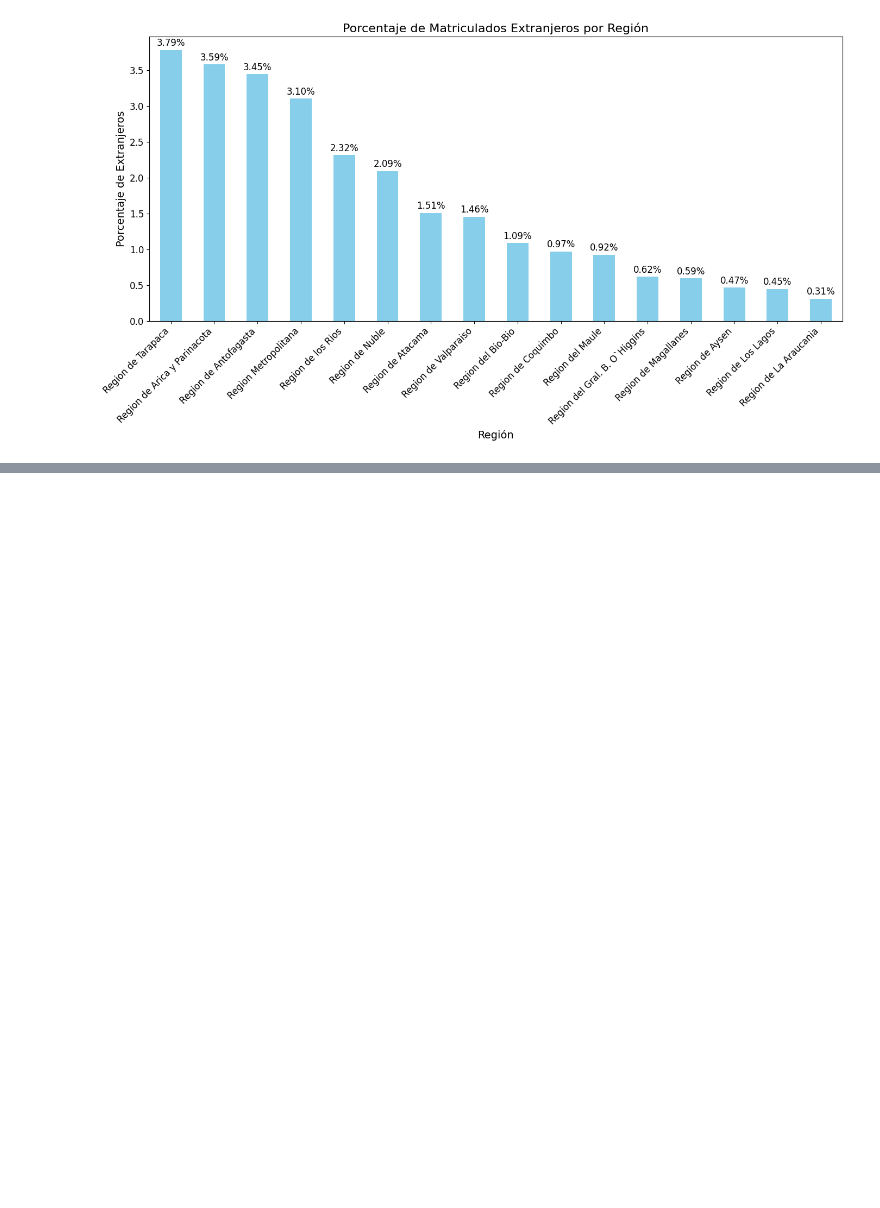
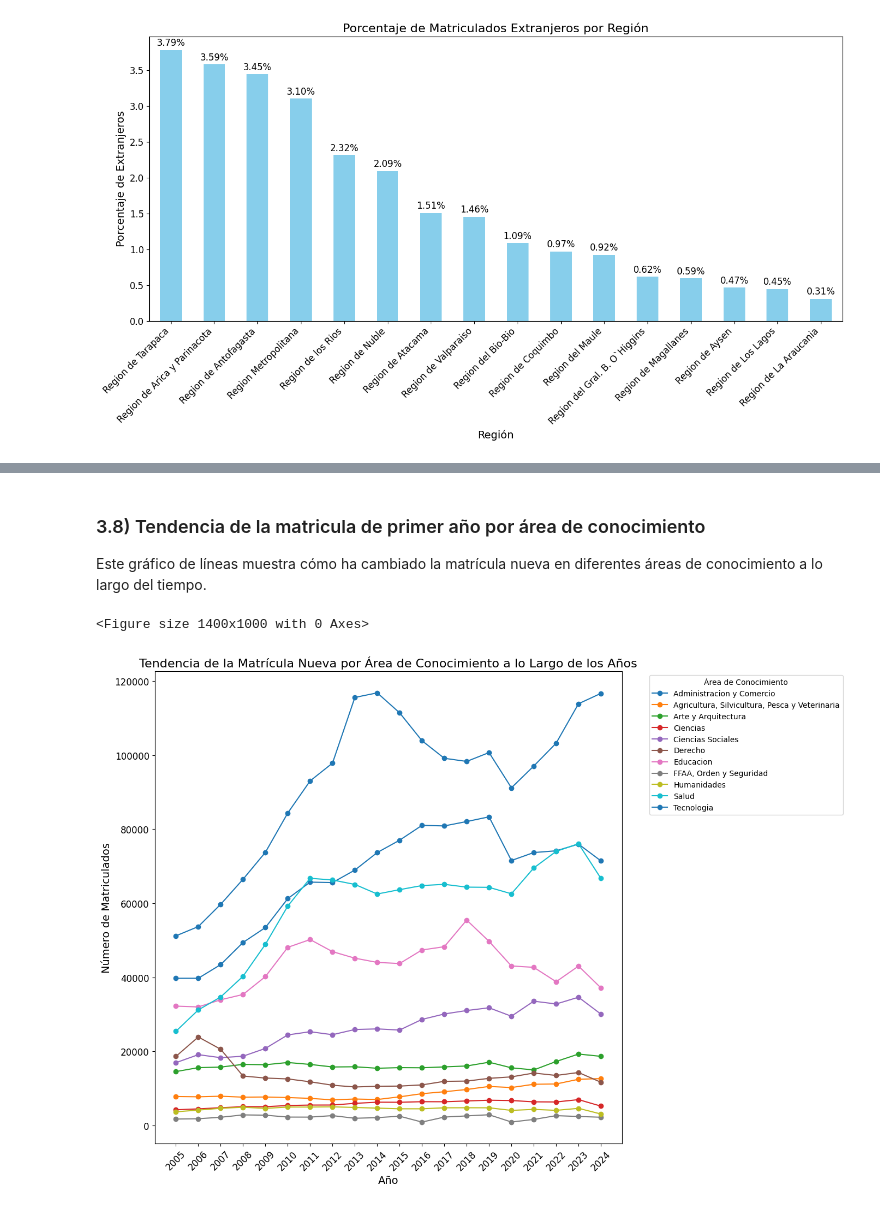
Before and after one commit to jcastilloc168/PythonUDD_ProyectoFinal, a Jupyter notebook: notebooks/03_Visualizacion.ipynb, the cells around one changed output, grey strips where cells are left out. Drawn from its saved outputs; the diff is of its cells as text; code cells hidden in the pictures; blank space fills up the shorter version.

```diff
--- a/notebooks/03_Visualizacion.ipynb
+++ b/notebooks/03_Visualizacion.ipynb
@@ -265,0 +292,25 @@ plt.show()
+# %% [markdown]
+### 3.8) Tendencia de la matricula de primer año por área de conocimiento
+
+Este gráfico de líneas muestra cómo ha cambiado la matrícula nueva en diferentes áreas de conocimiento a lo largo del tiempo.
+# %%
+# Agrupar los datos por año y área de conocimiento y sumar la matrícula de primer año
+matricula_nueva_area_anio = df_clean.groupby(['Anio', 'Area_Conocimiento'])['Matricula_Primer_Anio'].sum().unstack().fillna(0)
+
+# Graficar la tendencia de la matrícula nueva por área de conocimiento
+plt.figure(figsize=(14, 10))
+ax = matricula_nueva_area_anio.plot(kind='line', marker='o', figsize=(14, 10))
+
+# Configurar título y etiquetas
+plt.title('Tendencia de la Matrícula Nueva por Área de Conocimiento a lo Largo de los Años', fontsize=16)
+plt.xlabel('Año', fontsize=14)
+plt.ylabel('Número de Matriculados', fontsize=14)
+plt.xticks(matricula_nueva_area_anio.index, rotation=45, fontsize=12)  # Usar los valores enteros de los años en el eje x
+plt.yticks(fontsize=12)
+plt.legend(title='Área de Conocimiento', bbox_to_anchor=(1.05, 1), loc='upper left', fontsize=10)
+
+plt.tight_layout()
+plt.show()
+# %% [output]
+<Figure size 1400x1000 with 0 Axes>
+[figure, added]
```
Also changed, not shown: parts of 4 cells of this notebook.
